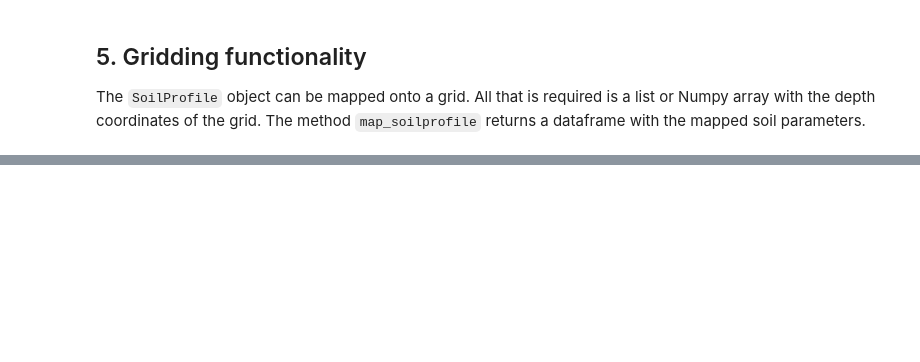
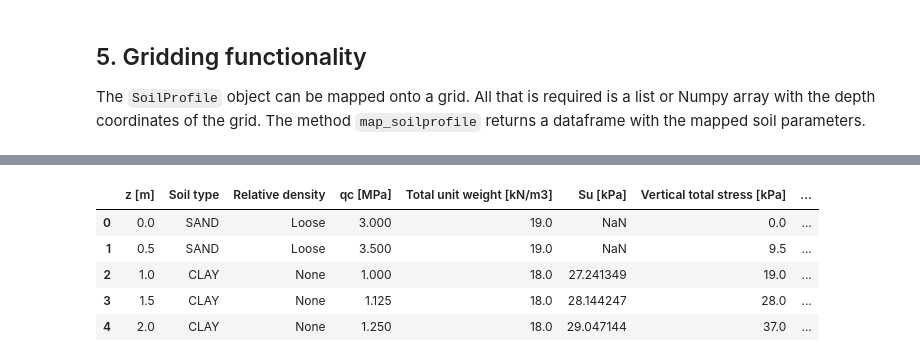
Before and after one commit to snakesonabrain/groundhog, a Jupyter notebook: notebooks/Tutorial - Soil profile objects in Groundhog.ipynb, the cells around one changed output, grey strips where cells are left out. Drawn from its saved outputs; the diff is of its cells as text; code cells hidden in the pictures; blank space fills up the shorter version.

````diff
--- a/notebooks/Tutorial - Soil profile objects in Groundhog.ipynb
+++ b/notebooks/Tutorial - Soil profile objects in Groundhog.ipynb
@@ -329,7 +341,7 @@ fig = profile_2.plot_profile(
 The ```SoilProfile``` object can be mapped onto a grid. All that is required is a list or Numpy array with the depth coordinates of the grid. The method ```map_soilprofile``` returns a dataframe with the mapped soil parameters.
 # %%
 grid = profile_2.map_soilprofile(
-    nodalcoords=np.linspace(0, 10, 101))
+    nodalcoords=np.linspace(0, 10, 21))
 fig = profile_2.plot_profile(
     parameters=(('Total unit weight [kN/m3]',), ('qc [MPa]',), ('Su [kPa]',), ('Vertical total stress [kPa]',)),
     showlegends=((False,), (False,), (False,), (False,)),
@@ -342,8 +354,18 @@ fig = profile_2.plot_profile(
     zrange=(10, 0),
     showfig=False)
 
-qc_grid_trace = go.Scatter(x=grid['qc [MPa]'], y=grid['z [m]'], mode='markers', name='Gridded qc')
+qc_grid_trace = go.Scatter(x=grid['qc [MPa]'], y=grid['z [m]'], mode='markers', name='Gridded qc',
+                           marker=dict(size=8,color='red',line=dict(width=2,color='black')))
 fig.append_trace(qc_grid_trace, 1, 3)
 iplot(fig)
 # %% [output]
 [interactive output not drawn]
+# %%
+grid.head()
+# %% [output]
+|  | z [m] | Soil type | Relative density | qc [MPa] | Total unit weight [kN/m3] | Su [kPa] | Vertical total stress [kPa] | ... |
+| 0 | 0.0 | SAND | Loose | 3.000 | 19.0 | NaN | 0.0 | ... |
+| 1 | 0.5 | SAND | Loose | 3.500 | 19.0 | NaN | 9.5 | ... |
+| 2 | 1.0 | CLAY | None | 1.000 | 18.0 | 27.241349 | 19.0 | ... |
+| 3 | 1.5 | CLAY | None | 1.125 | 18.0 | 28.144247 | 28.0 | ... |
+| 4 | 2.0 | CLAY | None | 1.250 | 18.0 | 29.047144 | 37.0 | ... |
````
Also changed, not shown: parts of 5 cells of this notebook, 1 other file.
